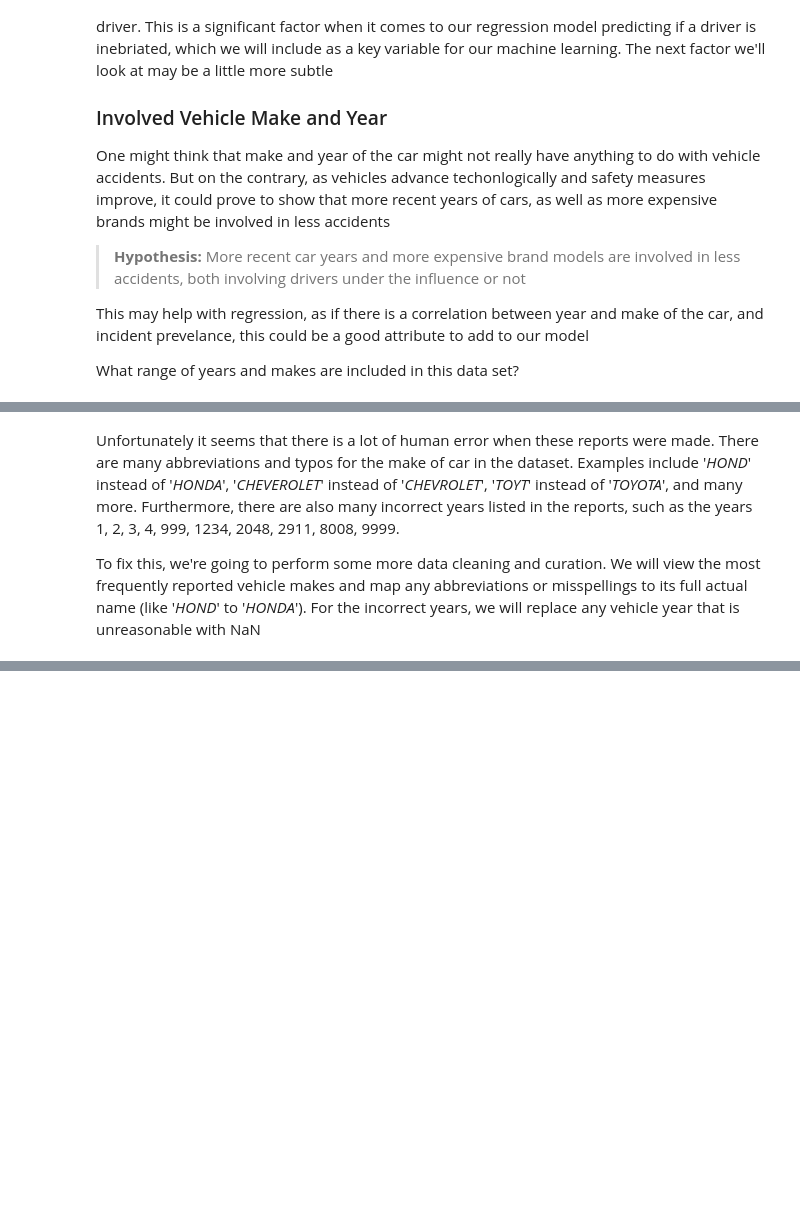
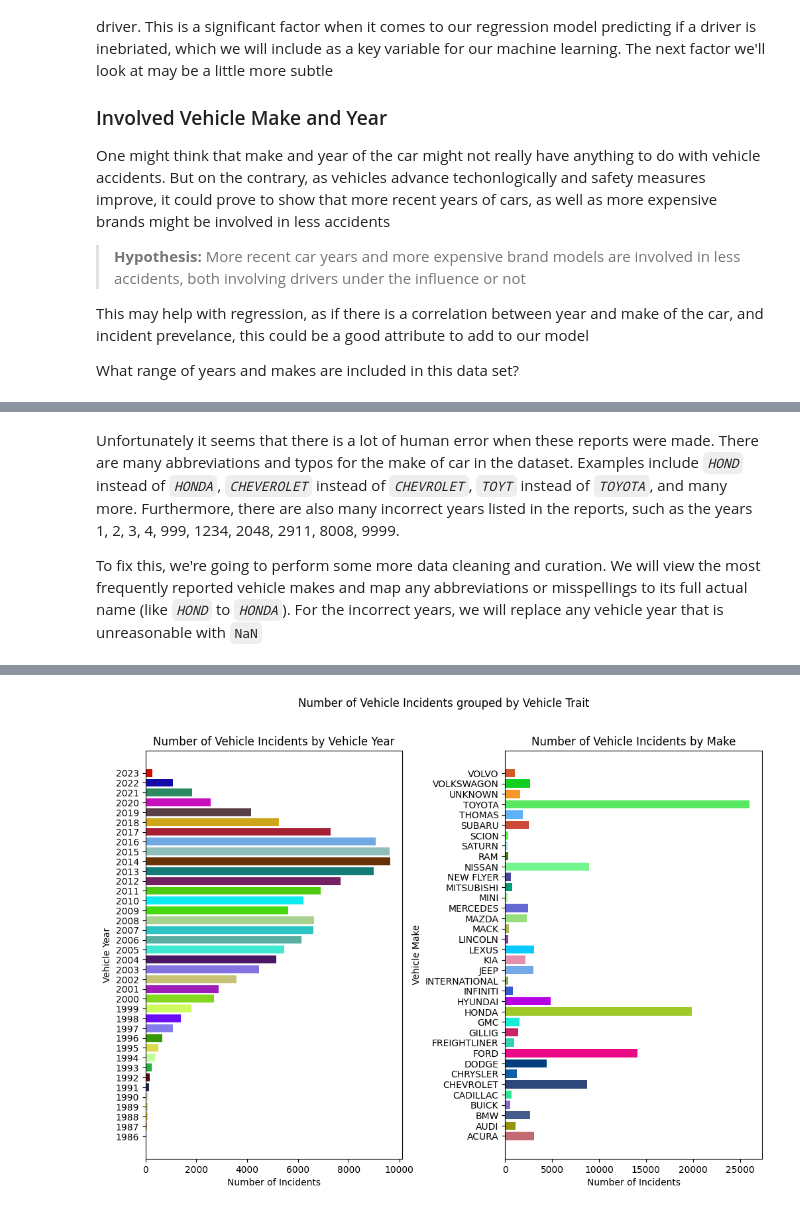
Before and after one commit to jpenovic/jpenovic.github.io, a Jupyter notebook: jpenovic-final.ipynb, the cells around one changed output, grey strips where cells are left out. Saved outputs shown, nothing was run; the diff lists cells and outputs as text; code cells hidden in the pictures; blank space fills up the shorter version.

Commit message:
added data analysis of vehicle make, year, and intersection type. updated index.html

```diff
--- a/jpenovic-final.ipynb
+++ b/jpenovic-final.ipynb
@@ -263,29 +238,59 @@ print(data['Vehicle Year'].unique())
 # %% [markdown]
-Unfortunately it seems that there is a lot of human error when these reports were made. There are many abbreviations and typos for the make of car in the dataset. Examples include '*HOND*' instead of '*HONDA*', '*CHEVEROLET*' instead of '*CHEVROLET*', '*TOYT*' instead of '*TOYOTA*', and many more. Furthermore, there are also many incorrect years listed in the reports, such as the years 1, 2, 3, 4, 999, 1234, 2048, 2911, 8008, 9999.
+Unfortunately it seems that there is a lot of human error when these reports were made. There are many abbreviations and typos for the make of car in the dataset. Examples include *`HOND`* instead of *`HONDA`*, *`CHEVEROLET`* instead of *`CHEVROLET`*, *`TOYT`* instead of *`TOYOTA`*, and many more. Furthermore, there are also many incorrect years listed in the reports, such as the years 1, 2, 3, 4, 999, 1234, 2048, 2911, 8008, 9999.
 
-To fix this, we're going to perform some more data cleaning and curation. We  will view the most frequently reported vehicle makes and map any abbreviations or misspellings to its full actual name (like '*HOND*' to '*HONDA*'). For the incorrect years, we will replace any vehicle year that is unreasonable with NaN
+To fix this, we're going to perform some more data cleaning and curation. We  will view the most frequently reported vehicle makes and map any abbreviations or misspellings to its full actual name (like *`HOND`* to *`HONDA`*). For the incorrect years, we will replace any vehicle year that is unreasonable with `NaN`
 # %%
-# Clean vehicle year year
+# --- Clean Data --
+# - Clean Vehicle Year column
+ # print(data['Vehicle Year'].unique())
 lowerYear, upperYear = 1900, 2023
 data['Vehicle Year'] = data['Vehicle Year'].apply(lambda x: np.nan if x < lowerYear or x > upperYear else x)
 
-# Acquire the most frequent vehicle models in the data
-incidentsByMake = data.value_counts(subset=['Vehicle Make'])
-incidentsByMake = incidentsByMake[incidentsByMake > 250]
-# Map abbreviations/typos to actual model name
+# - Clean Vehicle Make column
+ #print(data['Vehicle Make'].unique())
+# We get these values by looking through all the unique values in the vehicle make column
+# in the commented line above
+# Map abbreviations/typos to actual model name :
 vehicleMakeMapping = {"ACUR":"ACURA", "CADI":"CADILLAC","CHEV":"CHEVROLET", "CHEVY":"CHEVROLET",
-"CHRY":"CHRYSLER","DODG":"DODGE", "FRHT":"FREIGHTLINER", "HOND":"HONDA", "HYUN":"HYUNDAI",
-"INFI":"INFINITI", "LEXS":"LEXUS", "LEXU":"LEXUS", "MAZD":"MAZDA", "MITS":"MITSUBISHI",
-"MERZ":"MERCEDES", "NISS":"NISSAN", "SUBA":"SUBARU", "THOM":"THOMAS","TOYT":"TOYOTA",
-"VOLK":"VOLKSWAGON", "VOLKS":"VOLKSWAGON", "VOLV":"VOLVO", "VW":"VOLKSWAGON"}
-# Apply dictionary
+"CHRY":"CHRYSLER","DODG":"DODGE", "FRHT":"FREIGHTLINER", "GILL":"GILLIG", "HOND":"HONDA",
+"HYUN":"HYUNDAI","INFI":"INFINITI", "LEXS":"LEXUS", "LEXU":"LEXUS", "MAZD":"MAZDA",
+"MITS":"MITSUBISHI","MERZ":"MERCEDES", "NISS":"NISSAN", "SUBA":"SUBARU", "THOM":"THOMAS",
+"TOYT":"TOYOTA", "VOLK":"VOLKSWAGON", "VOLKS":"VOLKSWAGON", "VW":"VOLKSWAGON", "VOLKSWAGEN":"VOLKSWAGON",
+"VOLV":"VOLVO",}
+
+# Apply abbreivation mapping dictionary
 def applyMapping(x):
     try:
         return vehicleMakeMapping[x]
     except KeyError:
         return x
 data['Vehicle Make'] = data['Vehicle Make'].apply(lambda x: applyMapping(x))
-incidentsByMake = data.value_counts(subset=['Vehicle Make'])
-incidentsByMake = incidentsByMake[incidentsByMake > 250]
-print(pd.Series(incidentsByMake).to_string())
+
+# --- Organize Data ---
+# Collect and organize most frequent vehicle years
+incidentsByYear = data['Vehicle Year'].value_counts(sort=False)
+incidentsByYear= incidentsByYear[incidentsByYear >= 35]
+# Collect and organize most frequent vehicle models in the data
+incidentsByMake = data['Vehicle Make'].value_counts(sort=False)
+incidentsByMake = incidentsByMake[incidentsByMake > 250].sort_index()
+
+# --- Plot Data ---
+
+yearColor = nRandomColors(len(incidentsByYear))
+makeColor = nRandomColors(len(incidentsByMake))
+
+fig, (ax1, ax2) = plt.subplots(1, 2, figsize=(12,8))
+plt.subplots_adjust(wspace=0.4)
+plt.suptitle("Number of Vehicle Incidents grouped by Vehicle Trait")
+
+ax1.barh(y=incidentsByYear.index,width=incidentsByYear,color=yearColor)
+ax1.set_yticks(incidentsByYear.index)
+ax1.set_xlabel("Number of Incidents")
+ax1.set_ylabel("Vehicle Year")
+ax1.set_title("Number of Vehicle Incidents by Vehicle Year")
+
+ax2.barh(y=incidentsByMake.index,width=incidentsByMake,color=makeColor)
+ax2.set_xlabel("Number of Incidents")
+ax2.set_ylabel("Vehicle Make")
+ax2.set_title("Number of Vehicle Incidents by Make")
 # %% [output]
@@ -308,0 +298 @@ MINI               255
+[figure, added]
```
Also changed, not shown: parts of 17 cells of this notebook, 1 other file.
